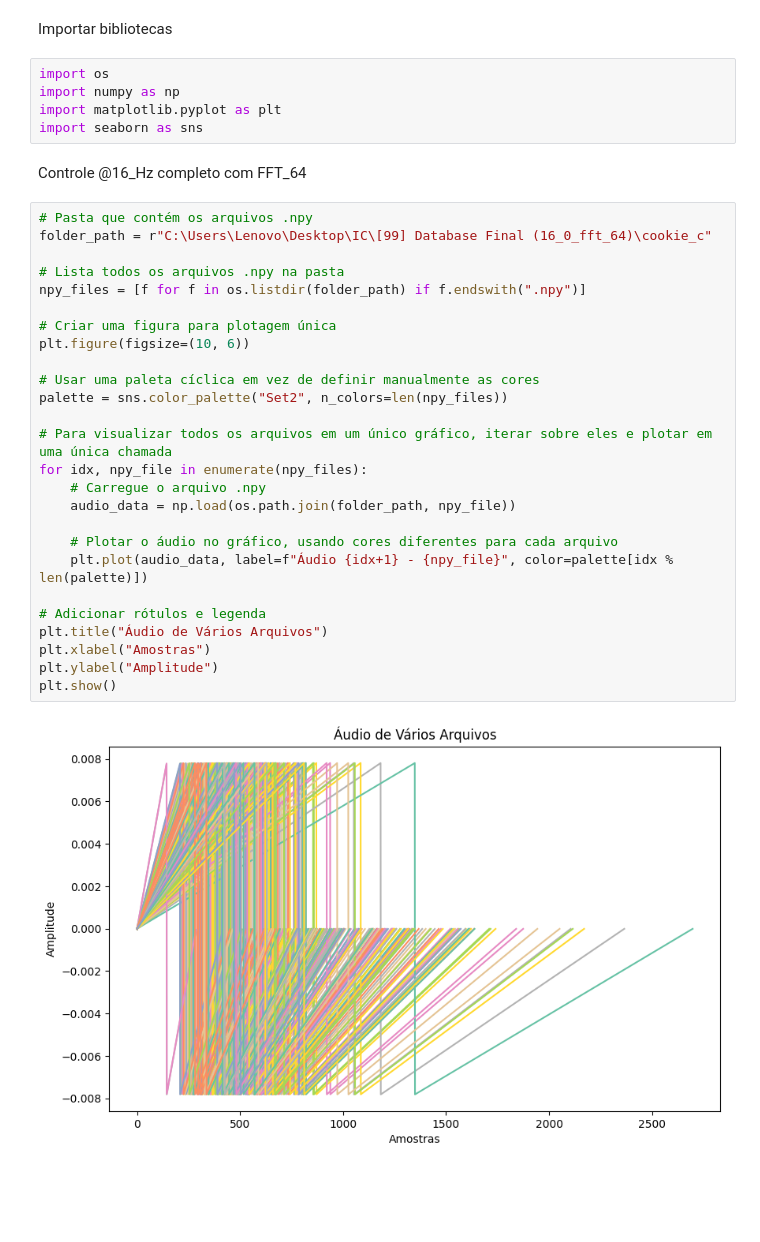
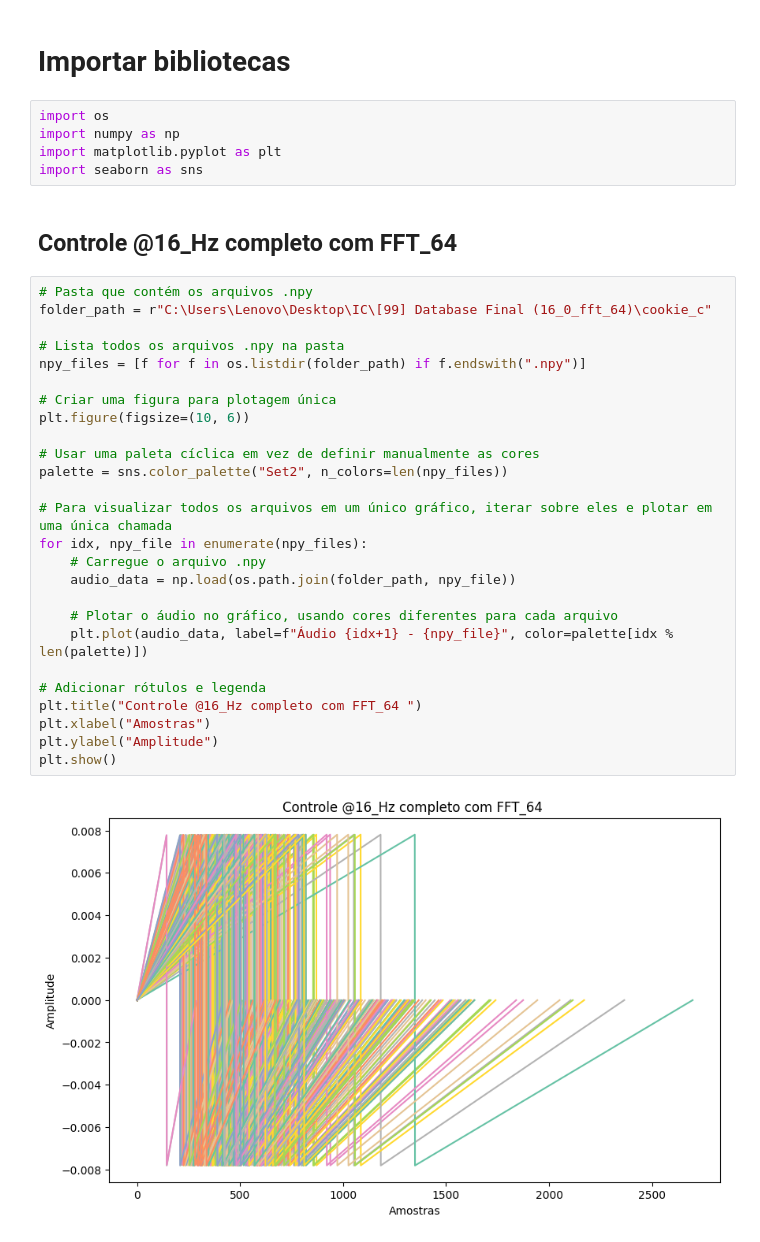
Before and after one commit to WoolierBrooks/AlzheimerDetect-Speech, a Jupyter notebook: scripts/ml_algorithms/01_Graphs.ipynb, the cells around one changed output. Drawn from its saved outputs; the diff is of its cells as text; blank space fills up the shorter version.

Commit message:
updated graphs

```diff
--- a/scripts/ml_algorithms/01_Graphs.ipynb
+++ b/scripts/ml_algorithms/01_Graphs.ipynb
@@ -1,37 +1,37 @@
-# %% [markdown]
-Importar bibliotecas
+# %% [markdown]
+# Importar bibliotecas
 # %%
 import os
 import numpy as np
 import matplotlib.pyplot as plt
 import seaborn as sns
 # %% [markdown]
-Controle @16_Hz completo com FFT_64
+## Controle @16_Hz completo com FFT_64
 # %%
 # Pasta que contém os arquivos .npy
 folder_path = r"C:\Users\Lenovo\Desktop\IC\[99] Database Final (16_0_fft_64)\cookie_c"
 
 # Lista todos os arquivos .npy na pasta
 npy_files = [f for f in os.listdir(folder_path) if f.endswith(".npy")]
 
 # Criar uma figura para plotagem única
 plt.figure(figsize=(10, 6))
 
 # Usar uma paleta cíclica em vez de definir manualmente as cores
 palette = sns.color_palette("Set2", n_colors=len(npy_files))
 
 # Para visualizar todos os arquivos em um único gráfico, iterar sobre eles e plotar em uma única chamada
 for idx, npy_file in enumerate(npy_files):
     # Carregue o arquivo .npy
     audio_data = np.load(os.path.join(folder_path, npy_file))
 
     # Plotar o áudio no gráfico, usando cores diferentes para cada arquivo
     plt.plot(audio_data, label=f"Áudio {idx+1} - {npy_file}", color=palette[idx % len(palette)])
 
 # Adicionar rótulos e legenda
-plt.title("Áudio de Vários Arquivos")
+plt.title("Controle @16_Hz completo com FFT_64 ")
 plt.xlabel("Amostras")
 plt.ylabel("Amplitude")
 plt.show()
 # %% [output]
-[figure, old version]
+[figure, new version]
```
Also changed, not shown: parts of 6 cells of this notebook, 2 other files.
